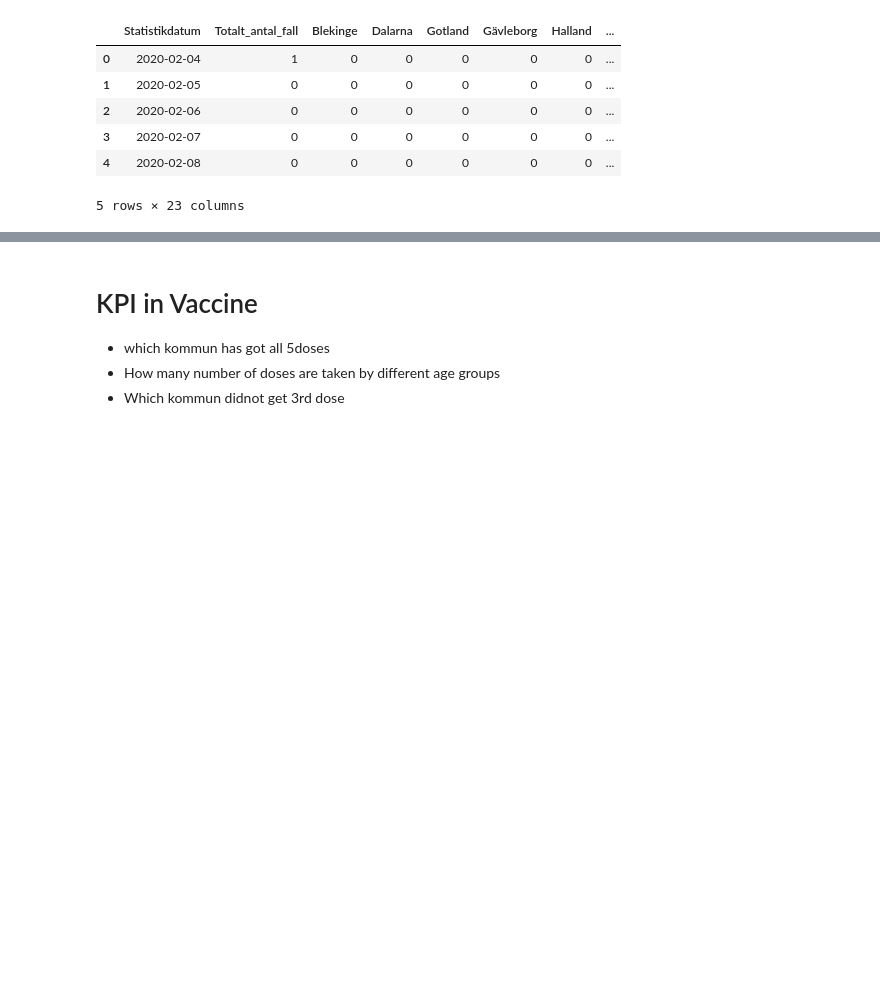
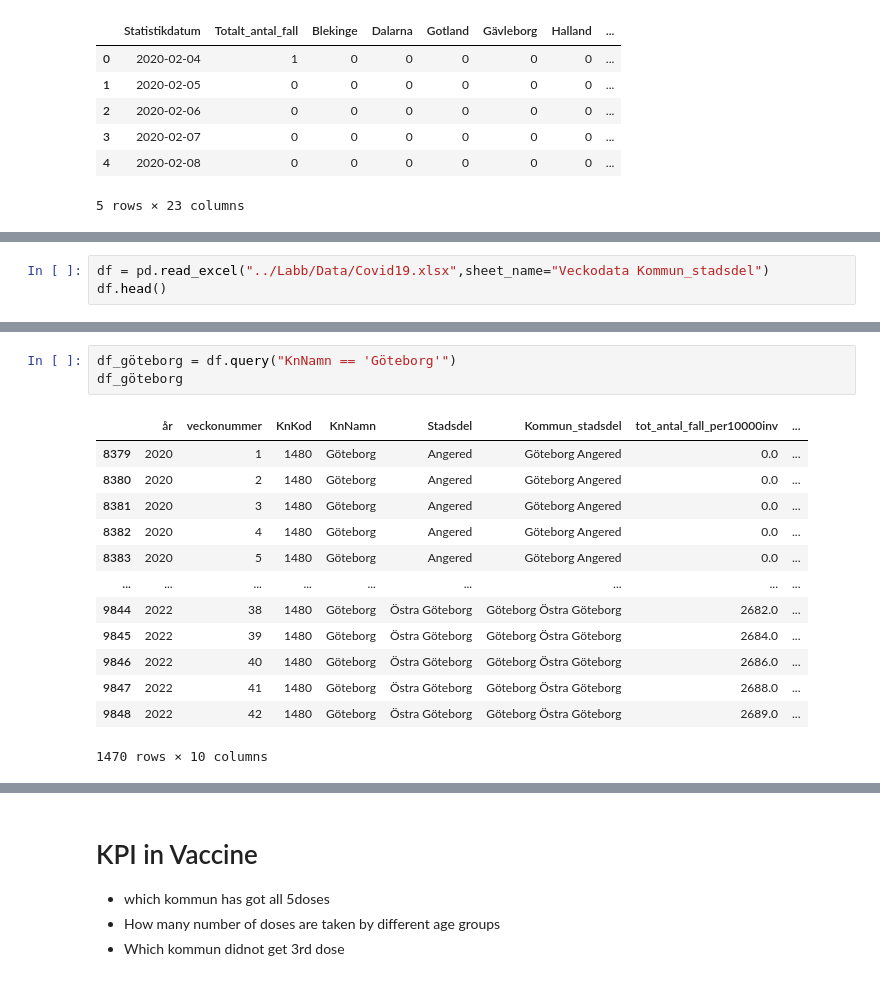
Before and after one commit to VineelaNedunuri/Databehandling-Vineela-Nedunuri, a Jupyter notebook: Labb/Uppgift3.ipynb, the cells around one changed output, grey strips where cells are left out. Cells and saved outputs as stored; diff of their text form; blank space fills up the shorter version.

Commit message:
labb

```diff
--- a/Labb/Uppgift3.ipynb
+++ b/Labb/Uppgift3.ipynb
@@ -75,0 +90,3 @@ pandas.core.series.Series
+# %%
+df = pd.read_excel("../Labb/Data/Covid19.xlsx",sheet_name="Veckodata Kommun_stadsdel")
+df.head()
@@ -75,0 +107,17 @@ pandas.core.series.Series
+# %%
+df_göteborg = df.query("KnNamn == 'Göteborg'")
+df_göteborg
+# %% [output]
+|  | år | veckonummer | KnKod | KnNamn | Stadsdel | Kommun_stadsdel | tot_antal_fall_per10000inv | ... |
+| 8379 | 2020 | 1 | 1480 | Göteborg | Angered | Göteborg Angered | 0.0 | ... |
+| 8380 | 2020 | 2 | 1480 | Göteborg | Angered | Göteborg Angered | 0.0 | ... |
+| 8381 | 2020 | 3 | 1480 | Göteborg | Angered | Göteborg Angered | 0.0 | ... |
+| 8382 | 2020 | 4 | 1480 | Göteborg | Angered | Göteborg Angered | 0.0 | ... |
+| 8383 | 2020 | 5 | 1480 | Göteborg | Angered | Göteborg Angered | 0.0 | ... |
+| ... | ... | ... | ... | ... | ... | ... | ... | ... |
+| 9844 | 2022 | 38 | 1480 | Göteborg | Östra Göteborg | Göteborg Östra Göteborg | 2682.0 | ... |
+| 9845 | 2022 | 39 | 1480 | Göteborg | Östra Göteborg | Göteborg Östra Göteborg | 2684.0 | ... |
+| 9846 | 2022 | 40 | 1480 | Göteborg | Östra Göteborg | Göteborg Östra Göteborg | 2686.0 | ... |
+| 9847 | 2022 | 41 | 1480 | Göteborg | Östra Göteborg | Göteborg Östra Göteborg | 2688.0 | ... |
+| 9848 | 2022 | 42 | 1480 | Göteborg | Östra Göteborg | Göteborg Östra Göteborg | 2689.0 | ... |
+1470 rows × 10 columns
```
Also changed, not shown: parts of 17 cells of this notebook.
